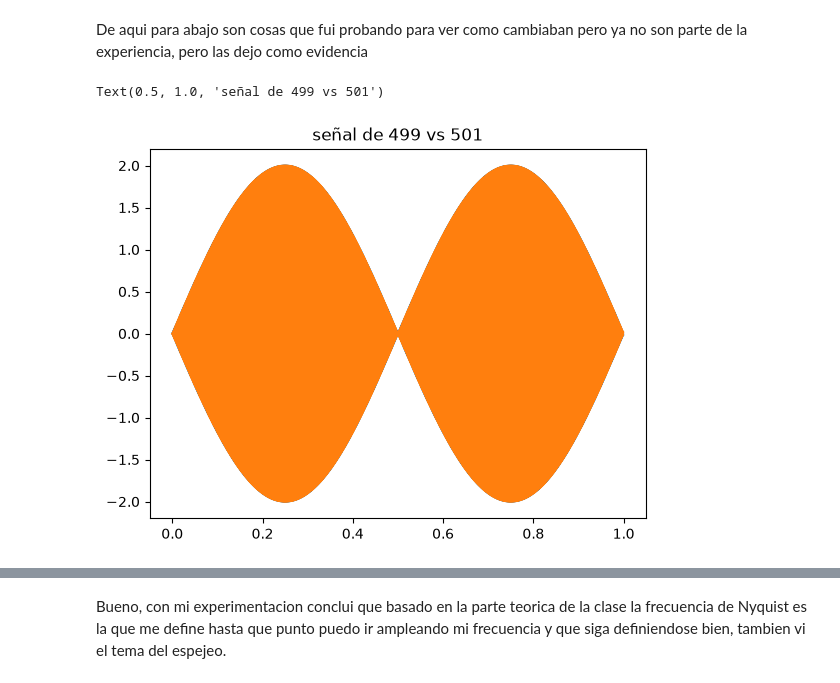
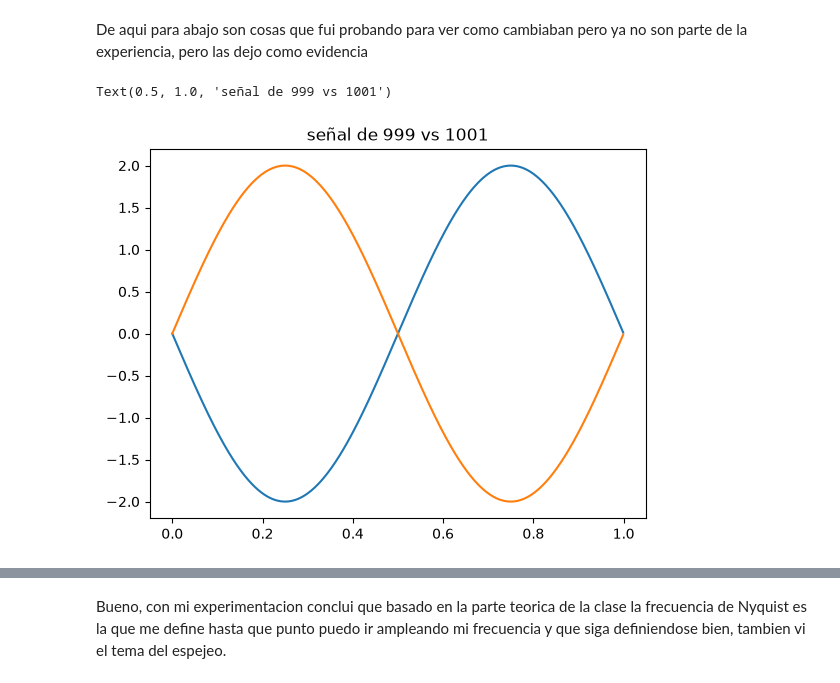
Before and after one commit to CristobalCs/APS, a Jupyter notebook: TS0_Contador.ipynb, the cells around one changed output, grey strips where cells are left out. Saved outputs shown, nothing was run; the diff lists cells and outputs as text; code cells hidden in the pictures.

```diff
--- a/TS0_Contador.ipynb
+++ b/TS0_Contador.ipynb
@@ -77,23 +72,10 @@ Text(0.5, 1.0, 'señal de 999')
 # %%
-def mi_funcion_sen( vmax = 1, dc = 0, ff = 1, ph=0, nn = N, fs = fs):
-
-    xx = (vmax * np.sin(2 * np.pi * ff * np.arange(nn)/fs + ph)) +dc
-    tt = np.arange(N)/fs
-    return (tt,xx)
-
-tt, xx = mi_funcion_sen( vmax = vmax, dc = dc, ff = ff)
-print("funcion definida") #esto se lo agrego pq asi aca en el jupyter puedo ir viendo si me imprimio bien
-
-#estas primeras son fijas de la experiencia
-fs = 1000 #frecuencia fija
-N = 1000 # muestras
-
-#de aqui para abajo recien edito
 vmax = 2 #simplemente mi amplitud maxima
 dc = 0 # es mi desplazamiento, si es positivo me lo sube, negativo me lo baja
 ff = 1001 #frecuencia variable
 ph = 0 #me parece q la fase ojo q es radianes!!
-print("variables declaradas") #esto se lo agrego pq asi aca en el jupyter puedo ir viendo si me imprimio bien
+
+tt, xx = mi_funcion_sen( vmax = vmax, dc = dc, ff = ff)
 plt.plot(tt, xx)
 plt.title("señal de "+str(ff)) #esto ultimo se lo agregue porque asi los graficos me pueden ir imprimiendo bien el tema de cual frecuencia estoy imprimiendo
 # %% [output]
@@ -131,39 +96,16 @@ Text(0.5, 1.0, 'señal de 2000')
 # %% [markdown]
 De aqui para abajo son cosas que fui probando para ver como cambiaban pero ya no son parte de la experiencia, pero las dejo como evidencia
 # %%
-fs = 1000 #frecuencia fija
-N = 1000 # muestras
-
-#de aqui para abajo recien edito
-vmax = 2 #simplemente mi amplitud maxima
-dc = 0 # es mi desplazamiento, si es positivo me lo sube, negativo me lo baja
-ff = 499 #frecuencia variable
-ph = 0 #me parece q la fase ojo q es radianes!!
-ff1 = 501
-
-def mi_funcion_sen( vmax = 1, dc = 0, ff = 1, ph=0, nn = N, fs = fs):
-
-    xx = (vmax * np.sin(2 * np.pi * ff * np.arange(nn)/fs + ph)) +dc
-    tt = np.arange(N)/fs
-    return (tt,xx)
-
-tt, xx = mi_funcion_sen( vmax = vmax, dc = dc, ff = ff)
-
+ff = 999
+ff1 = 1001
+tt, xx = mi_funcion_sen(vmax=vmax, dc=dc, ff=ff, ph=ph)
 plt.plot(tt, xx)
 
+tt1, xx1 = mi_funcion_sen(vmax=vmax, dc=dc, ff=ff1, ph=ph)
+plt.plot(tt1, xx1)
 
-
-def mi_funcion_sen1( vmax = 1, dc = 0, ff1 = 1, ph=0, nn = N, fs = fs):
-
-    xx1 = (vmax * np.sin(2 * np.pi * ff1 * np.arange(nn)/fs + ph)) +dc
-    tt1 = np.arange(N)/fs
-    return (tt1,xx1)
-
-tt1, xx1 = mi_funcion_sen1( vmax = vmax, dc = dc, ff1 = ff1)
-
-plt.plot(tt1, xx1)
-plt.title("señal de "+str(ff)+ " vs "+str(ff1))
+plt.title("señal de " + str(ff) + " vs " + str(ff1))
 # %% [output]
-Text(0.5, 1.0, 'señal de 499 vs 501')
+Text(0.5, 1.0, 'señal de 999 vs 1001')
-[figure, old version]
+[figure, new version]
 # %%
```
Also changed, not shown: parts of 21 cells of this notebook.
